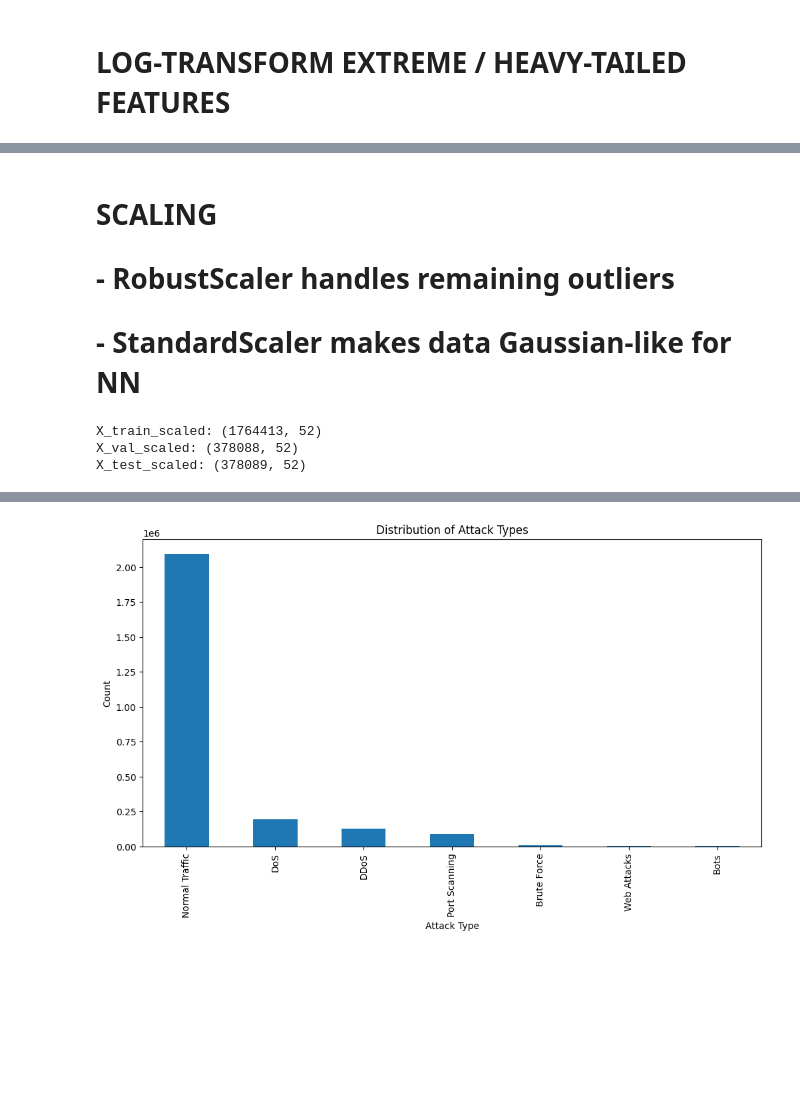
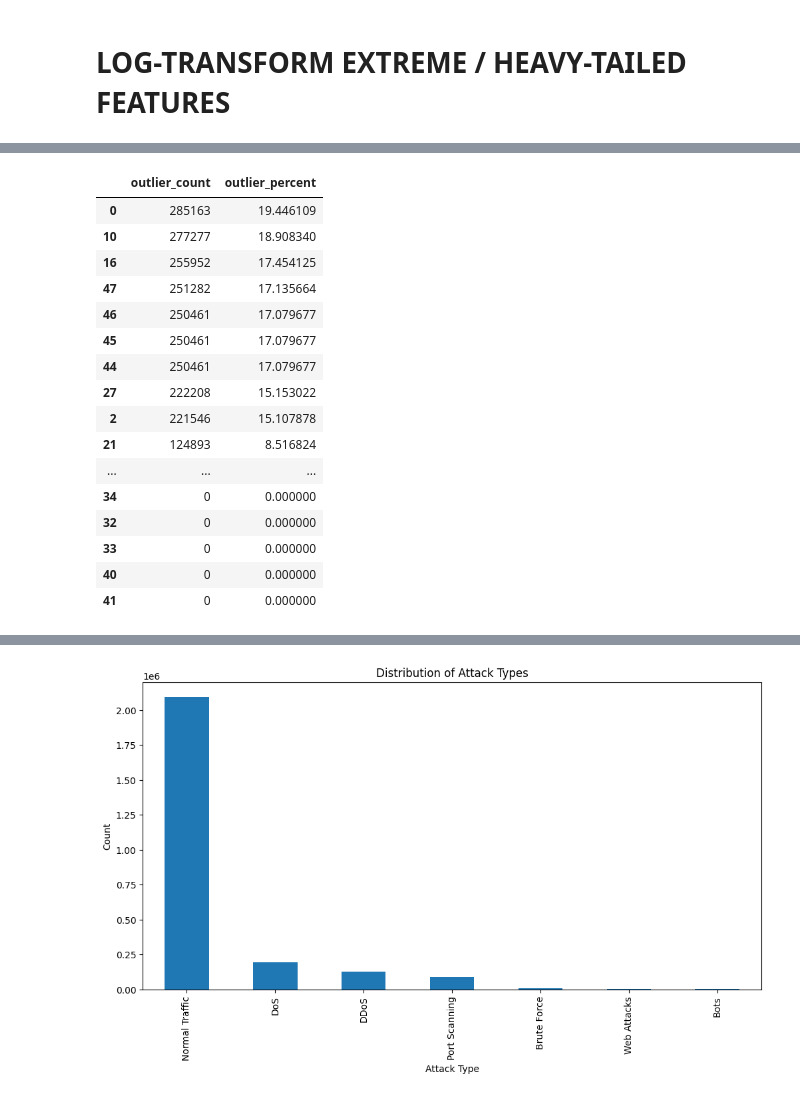
Before and after one commit to nourhan-osama8/IDS_AI, a Jupyter notebook: GP_CICIDs.ipynb, the cells around one changed output, grey strips where cells are left out. Saved outputs shown, nothing was run; the diff lists cells and outputs as text; code cells hidden in the pictures; blank space fills up the shorter version.

```diff
--- a/GP_CICIDs.ipynb
+++ b/GP_CICIDs.ipynb
@@ -154,4 +223,0 @@ X_val, X_test, y_val, y_test = train_test_split(
-# %% [markdown]
-# SCALING
-#    - RobustScaler handles remaining outliers
-#    - StandardScaler makes data Gaussian-like for NN
@@ -172,9 +224,43 @@ X_test_scaled  = standard.transform(X_test_robust)
-# %%
-print("X_train_scaled:", X_train_scaled.shape)
-print("X_val_scaled:",   X_val_scaled.shape)
-print("X_test_scaled:",  X_test_scaled.shape)
-# %% [output]
-X_train_scaled: (1764413, 52)
-X_val_scaled: (378088, 52)
-X_test_scaled: (378089, 52)
+# %%
+# detect outliers with iqr
+
+Q1 = np.percentile(X_train_scaled, 25, axis=0)
+Q3 = np.percentile(X_train_scaled, 75, axis=0)
+IQR = Q3 - Q1
+
+lower_bound = Q1 - 1.5 * IQR
+upper_bound = Q3 + 1.5 * IQR
+
+# Count outliers per feature
+outlier_counts = ((X_train_scaled < lower_bound) | (X_train_scaled > upper_bound)).sum(axis=0)
+outlier_percent = outlier_counts / X_train_scaled.shape[0] * 100
+
+
+outliers_df = pd.DataFrame({
+    'outlier_count': outlier_counts,
+    'outlier_percent': outlier_percent
+})
+
+
+pd.set_option('display.max_rows', None)
+
+display(outliers_df.sort_values('outlier_percent', ascending=False))
+# %% [output]
+|  | outlier_count | outlier_percent |
+| 0 | 285163 | 19.446109 |
+| 10 | 277277 | 18.908340 |
+| 16 | 255952 | 17.454125 |
+| 47 | 251282 | 17.135664 |
+| 46 | 250461 | 17.079677 |
+| 45 | 250461 | 17.079677 |
+| 44 | 250461 | 17.079677 |
+| 27 | 222208 | 15.153022 |
+| 2 | 221546 | 15.107878 |
+| 21 | 124893 | 8.516824 |
+| ... | ... | ... |
+| 34 | 0 | 0.000000 |
+| 32 | 0 | 0.000000 |
+| 33 | 0 | 0.000000 |
+| 40 | 0 | 0.000000 |
+| 41 | 0 | 0.000000 |
 # %%
```
Also changed, not shown: parts of 34 cells of this notebook.
